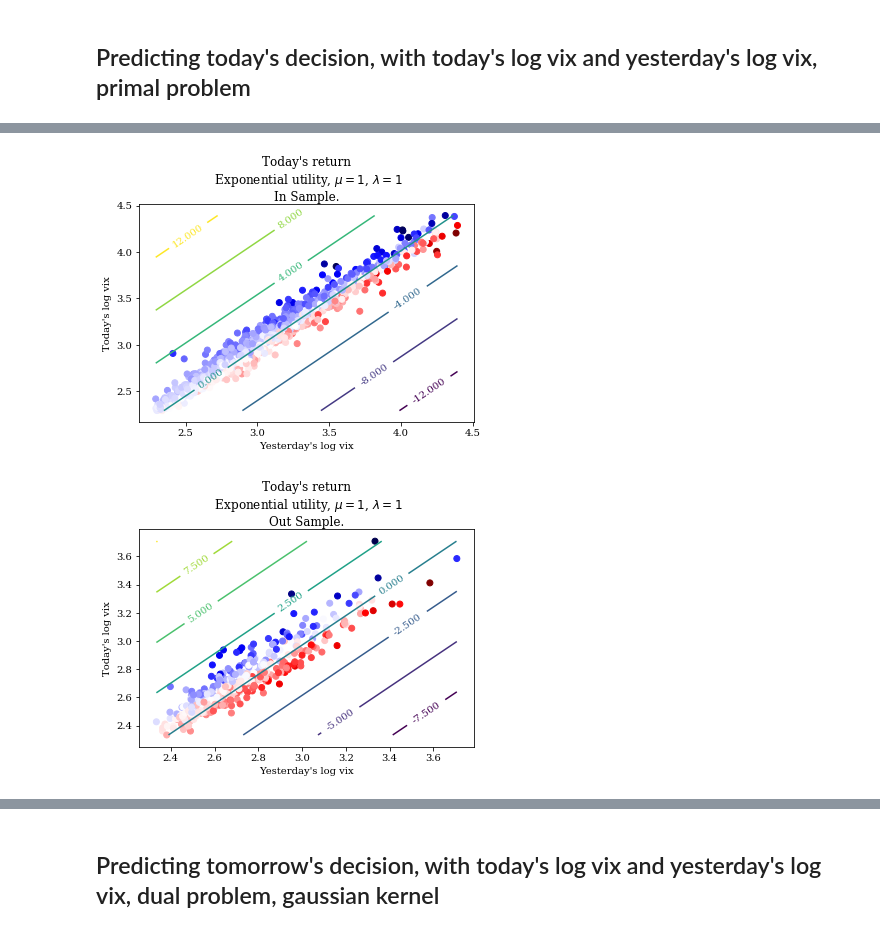
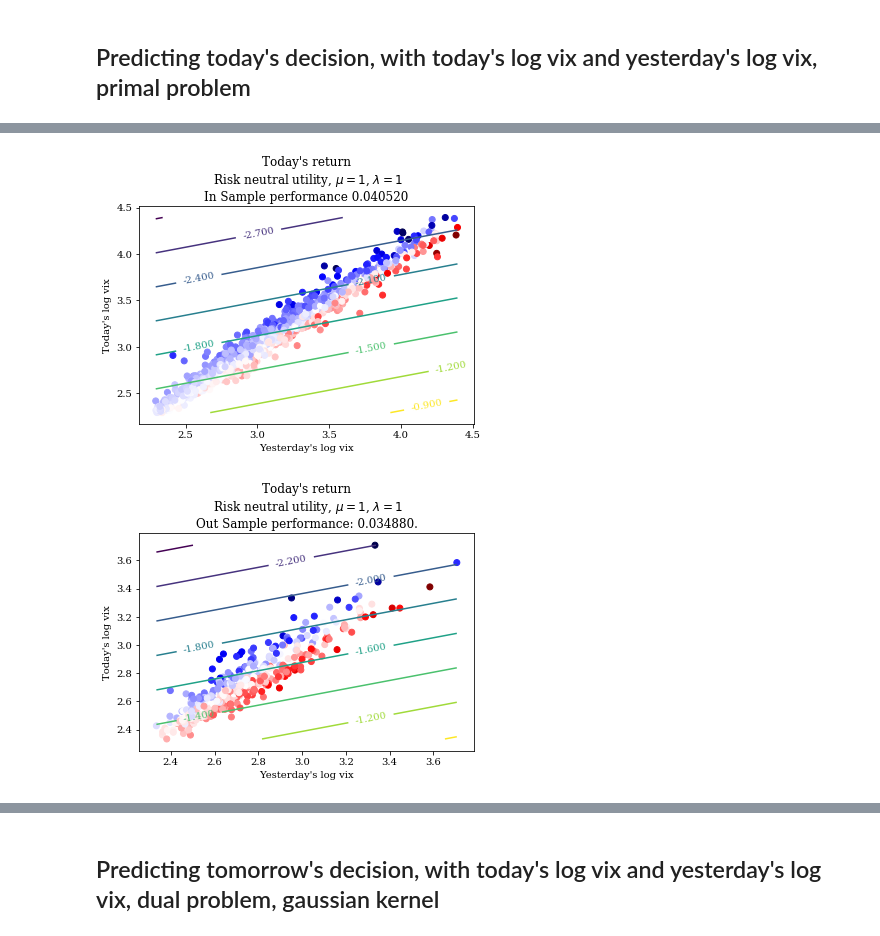
Before and after one commit to neuschwanstein/MEMOIRE, a Jupyter notebook: experiments/vix.ipynb, the cells around one changed output, grey strips where cells are left out. Saved outputs shown, nothing was run; the diff lists cells and outputs as text; code cells hidden in the pictures.

```diff
--- a/experiments/vix.ipynb
+++ b/experiments/vix.ipynb
@@ -40,6 +40,7 @@ mkt[['vals','vixs']].plot();
 mkt['yval'] = mkt.val.shift(1)
 mkt['yvix'] = mkt.vix.shift(1)
 mkt['lvix'] = np.log(mkt.vix)
+mkt['lvix'] = (mkt.lvix - mkt.lvix.mean())/mkt.lvix.std()
 mkt['lyvix'] = np.log(mkt.yvix)
 # %%
 mkt.plot.scatter('lyvix','lvix',c=mkt.r,cmap='seismic');
@@ -84,8 +75,10 @@ plt.title('No hindsight using log vix, linear Kernel');
 # %%
 import cvxpy as cvx
 # %%
+cvxrnu = lambda x:x
 rnu = lambda x:x
-expu = lambda x: -cvx.exp(-x)
+cvxexpu = lambda x: -cvx.exp(-x)+1
+expu = lambda x: -np.exp(-x)+1
 # %%
 n = len(mkt)-2
 X = mkt[['lyvix','lvix']]
@@ -112,28 +139,34 @@ q = solve(expu,1,r)
+# %%
+q = solve(cvxrnu,50,r)
+inr = r*(X@q)
+ins = np.mean(rnu(inr))
+outr = r_test*(X_test@q)
+outs = np.mean(rnu(outr))
 # %%
 plt.scatter(X[:,0],X[:,1],c=r,cmap='seismic');
 delta = 50
 xx1 = np.linspace(min(X[:,0]),max(X[:,0]),delta)
 xx2 = np.linspace(min(X[:,1]),max(X[:,1]),delta)
 X_s = np.array(np.meshgrid(xx1,xx2,[1])).T[0].reshape((delta*delta,3))
-Z = np.inner(X_s,q).reshape((delta,delta))
+Z = np.inner(X_s,q).reshape((delta,delta)).T
 cont = plt.contour(xx1,xx2,Z)
 plt.clabel(cont);
 plt.xlabel('Yesterday\'s log vix');
 plt.ylabel('Today\'s log vix');
-plt.title('Today\'s return\n Exponential utility, $\mu = 1$, $\lambda=1$\nIn Sample.');
+plt.title('Today\'s return\n Risk neutral utility, $\mu = 1$, $\lambda=1$\nIn Sample performance %2.6f' % ins);
 # %% [output]
-[figure, old version]
+[figure, new version]
 # %%
 plt.scatter(X_test[:,0],X_test[:,1],c=r_test,cmap='seismic');
 delta = 50
 xx1 = np.linspace(min(X_test[:,0]),max(X_test[:,0]),delta)
 xx2 = np.linspace(min(X_test[:,1]),max(X_test[:,1]),delta)
 X_s = np.array(np.meshgrid(xx1,xx2,[1])).T[0].reshape((delta*delta,3))
-Z = np.inner(X_s,q).reshape((delta,delta))
+Z = np.inner(X_s,q).reshape((delta,delta)).T
 cont = plt.contour(xx1,xx2,Z)
 plt.clabel(cont);
 plt.xlabel('Yesterday\'s log vix');
 plt.ylabel('Today\'s log vix');
-plt.title('Today\'s return\n Exponential utility, $\mu = 1$, $\lambda=1$\nOut Sample.');
+plt.title('Today\'s return\n Risk neutral utility, $\mu = 1$, $\lambda=1$\nOut Sample performance: %2.6f.' % outs);
 # %% [output]
-[figure, old version]
+[figure, new version]
```
Also changed, not shown: parts of 54 cells of this notebook, 1 other file.
